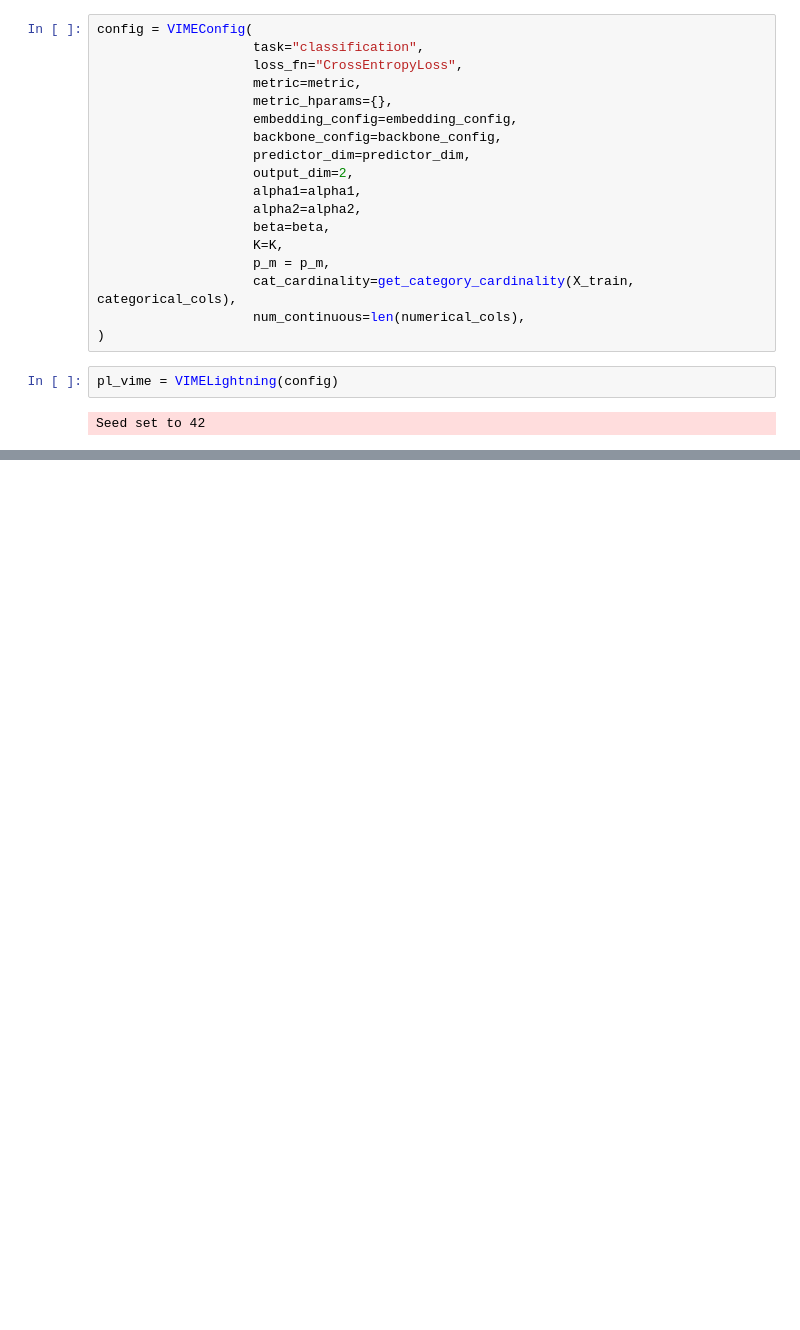
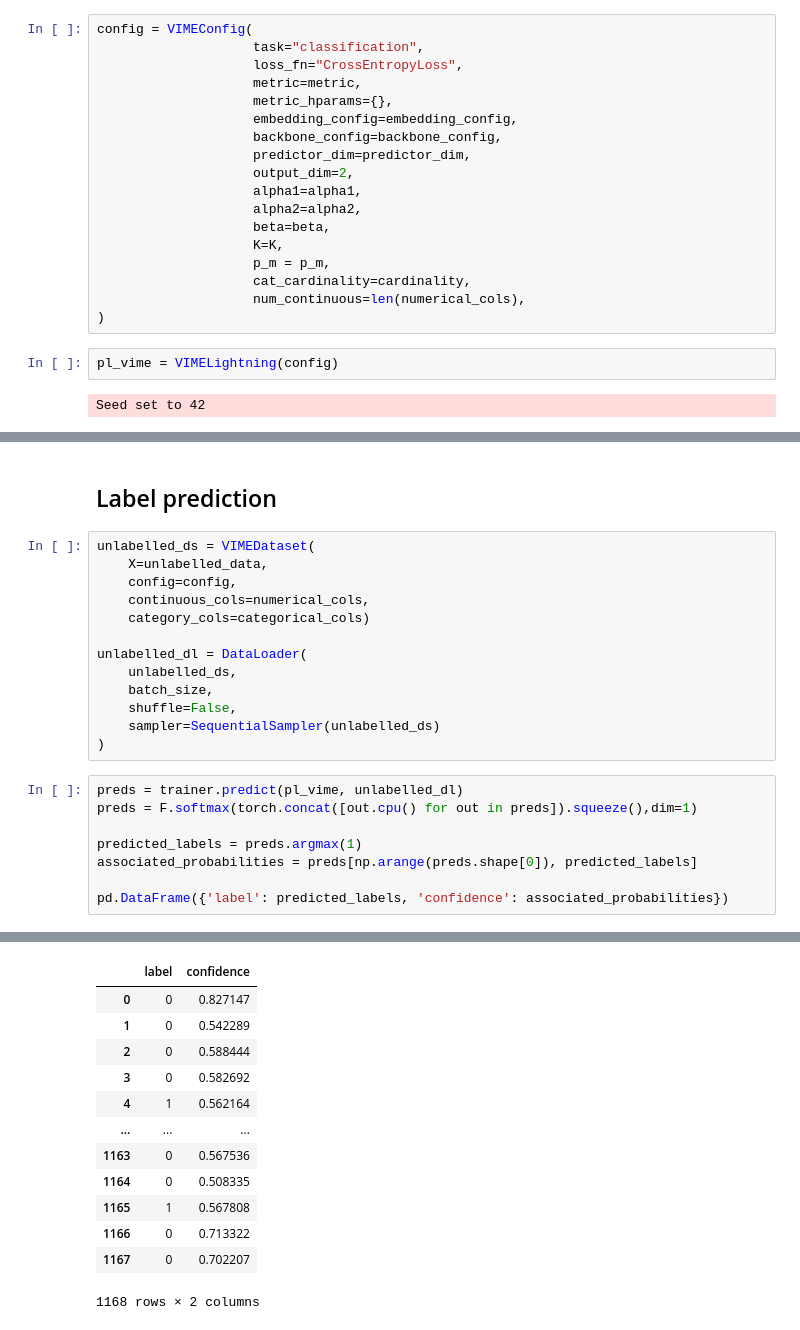
Before and after one commit to DontSlipOnDirt/breast-cancer-dss-prediction, a Jupyter notebook: ssl/base_model.ipynb, the cells around one changed output, grey strips where cells are left out. Drawn from its saved outputs; the diff is of its cells as text; blank space fills up the shorter version.

```diff
--- a/ssl/base_model.ipynb
+++ b/ssl/base_model.ipynb
@@ -133,7 +150,7 @@ config = VIMEConfig(
                     beta=beta,
                     K=K,
                     p_m = p_m,
-                    cat_cardinality=get_category_cardinality(X_train, categorical_cols),
+                    cat_cardinality=cardinality,
                     num_continuous=len(numerical_cols),
 )
 # %%
@@ -188,0 +327,24 @@ IndexError: Target 3 is out of bounds.
+# %% [markdown]
+## Label prediction
+# %%
+unlabelled_ds = VIMEDataset(
+    X=unlabelled_data,
+    config=config,
+    continuous_cols=numerical_cols,
+    category_cols=categorical_cols)
+
+unlabelled_dl = DataLoader(
+    unlabelled_ds,
+    batch_size,
+    shuffle=False,
+    sampler=SequentialSampler(unlabelled_ds)
+)
+# %%
+preds = trainer.predict(pl_vime, unlabelled_dl)
+preds = F.softmax(torch.concat([out.cpu() for out in preds]).squeeze(),dim=1)
+
+predicted_labels = preds.argmax(1)
+associated_probabilities = preds[np.arange(preds.shape[0]), predicted_labels]
+
+pd.DataFrame({'label': predicted_labels, 'confidence': associated_probabilities})
+# %% [output]
@@ -188,0 +352,13 @@ IndexError: Target 3 is out of bounds.
+|  | label | confidence |
+| 0 | 0 | 0.827147 |
+| 1 | 0 | 0.542289 |
+| 2 | 0 | 0.588444 |
+| 3 | 0 | 0.582692 |
+| 4 | 1 | 0.562164 |
+| ... | ... | ... |
+| 1163 | 0 | 0.567536 |
+| 1164 | 0 | 0.508335 |
+| 1165 | 1 | 0.567808 |
+| 1166 | 0 | 0.713322 |
+| 1167 | 0 | 0.702207 |
+1168 rows × 2 columns
```
Also changed, not shown: parts of 33 cells of this notebook.
